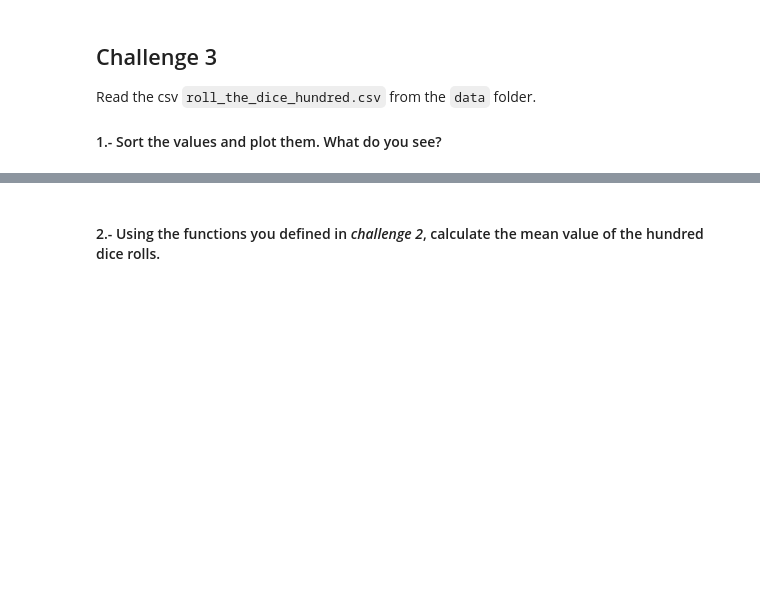
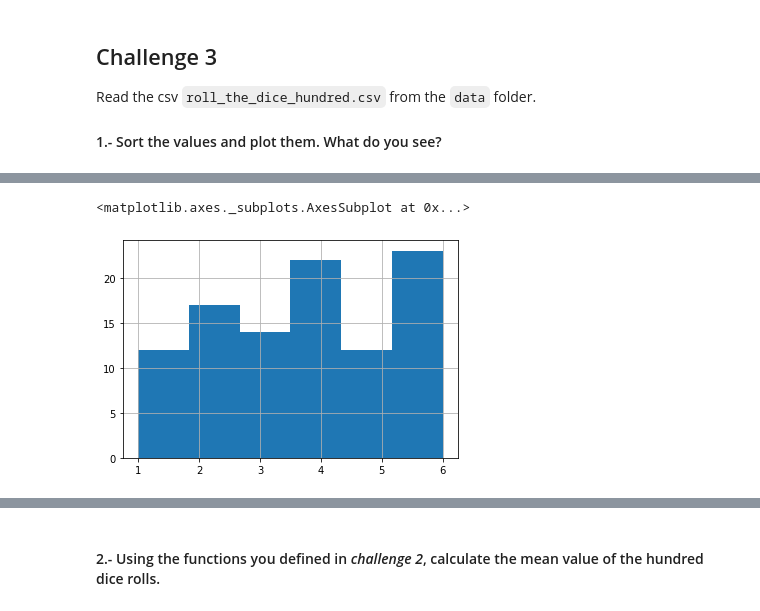
Before and after one commit to ta-data-bcn/descriptive-stats, a Jupyter notebook: your-code/main.ipynb, the cells around one changed output, grey strips where cells are left out. Drawn from its saved outputs; the diff is of its cells as text; code cells hidden in the pictures; blank space fills up the shorter version.

```diff
--- a/your-code/main.ipynb
+++ b/your-code/main.ipynb
@@ -150,0 +159,5 @@ your comments here
+# %%
+rolls2["value"].hist(bins=6)
+# %% [output]
+<matplotlib.axes._subplots.AxesSubplot at 0x...>
+[figure, added]
```
Also changed, not shown: parts of 14 cells of this notebook.
